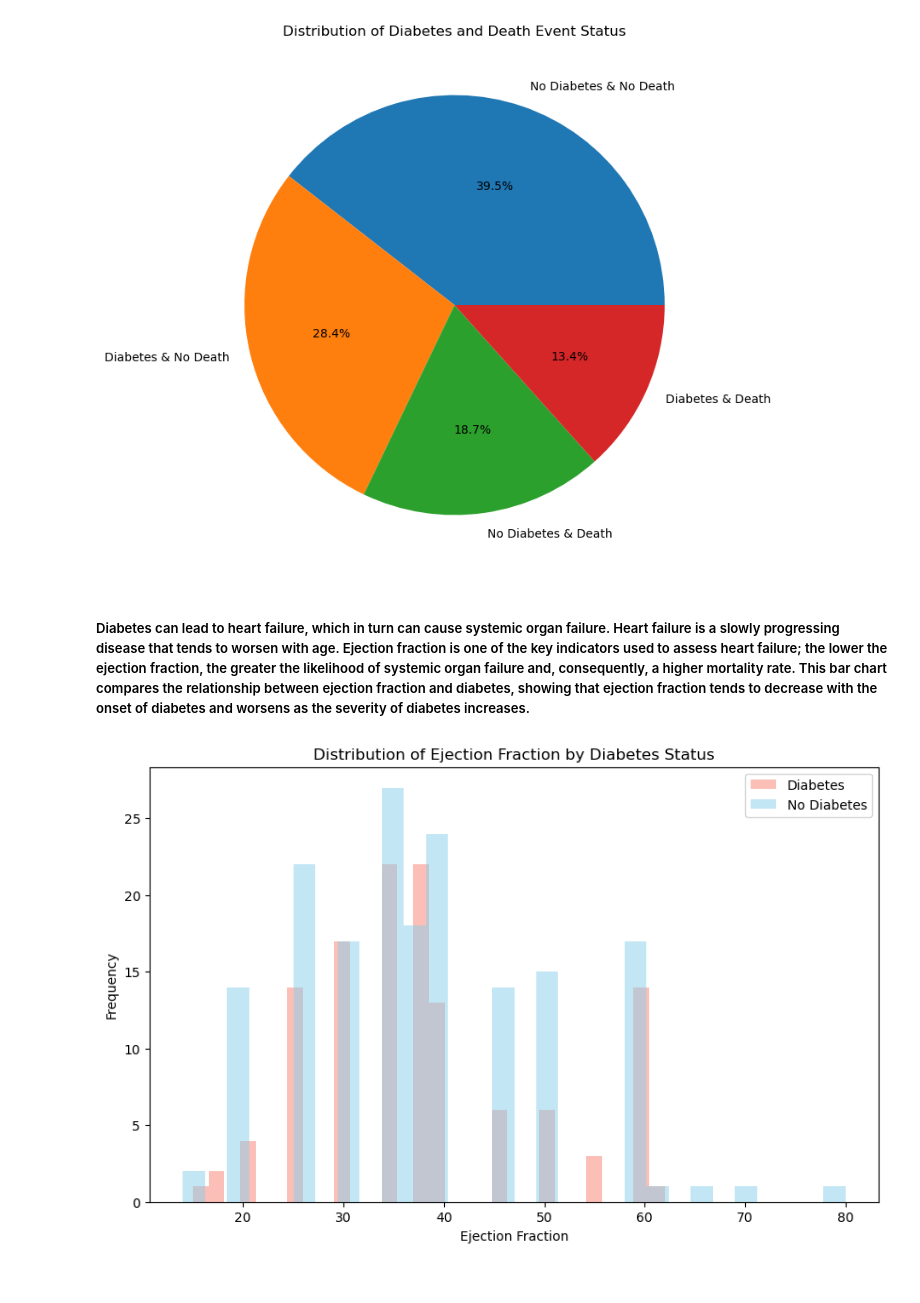
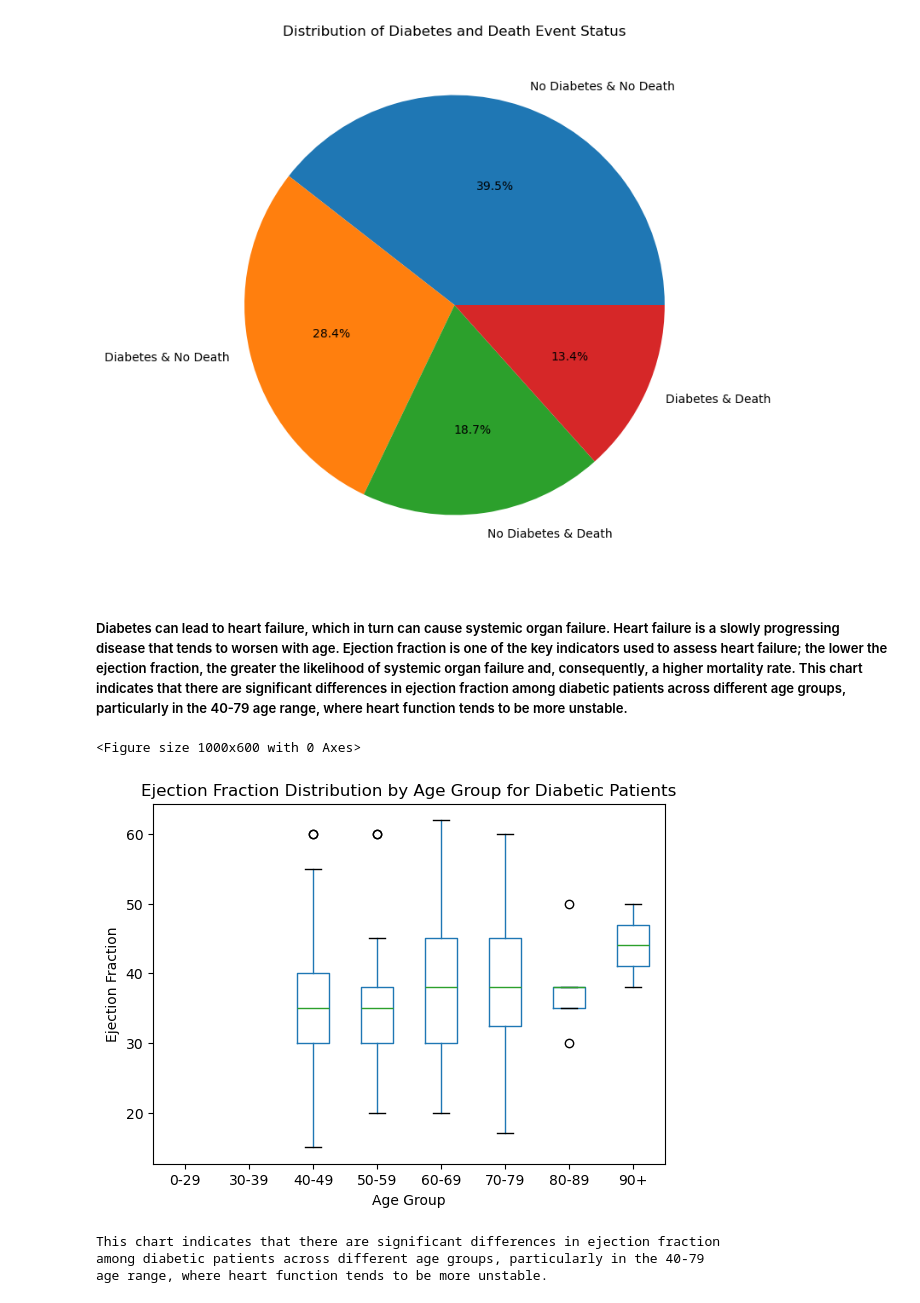
Before and after one commit to faiyted/Project-Cardiac-Disease, a Jupyter notebook: Group-Project.ipynb, the cells around one changed output. Saved outputs shown, nothing was run; the diff lists cells and outputs as text; code cells hidden in the pictures.

```diff
--- a/Group-Project.ipynb
+++ b/Group-Project.ipynb
@@ -778,38 +843,35 @@ plt.show()
 # %% [output]
 [figure]
 # %% [markdown]
-##### Diabetes can lead to heart failure, which in turn can cause systemic organ failure. Heart failure is a slowly progressing disease that tends to worsen with age. Ejection fraction is one of the key indicators used to assess heart failure; the lower the ejection fraction, the greater the likelihood of systemic organ failure and, consequently, a higher mortality rate. This bar chart compares the relationship between ejection fraction and diabetes, showing that ejection fraction tends to decrease with the onset of diabetes and worsens as the severity of diabetes increases.
+##### Diabetes can lead to heart failure, which in turn can cause systemic organ failure. Heart failure is a slowly progressing disease that tends to worsen with age. Ejection fraction is one of the key indicators used to assess heart failure; the lower the ejection fraction, the greater the likelihood of systemic organ failure and, consequently, a higher mortality rate. This chart indicates that there are significant differences in ejection fraction among diabetic patients across different age groups, particularly in the 40-79 age range, where heart function tends to be more unstable.
-# %%
-# A distribution chart of ejection fraction for diabetic and non-diabetic patients.
-# Set the figure size.
-plt.figure(figsize=(10, 6))
-
-# Filter the data for diabetic and non-diabetic patients
-diabetes_data = heart_df[heart_df['diabetes'] == 1]['ejection_fraction']
-non_diabetes_data = heart_df[heart_df['diabetes'] == 0]['ejection_fraction']
-
-# Create a histogram
-plt.hist(diabetes_data, bins=30, alpha=0.5, label='Diabetes', color='salmon')
-plt.hist(non_diabetes_data, bins=30, alpha=0.5, label='No Diabetes', color='skyblue')
-
-# Set the title and labels
-plt.title('Distribution of Ejection Fraction by Diabetes Status')
-plt.xlabel('Ejection Fraction')
-plt.ylabel('Frequency')
-plt.legend(loc='upper right')
-
-plt.show()
-
-# text = (
-#     "Diabetes can lead to heart failure, which in turn can cause systemic organ failure.\n"
-#     "Heart failure is a slowly progressing disease that tends to worsen with age.\n"
-#     "Ejection fraction is one of the key indicators used to assess heart failure;\n"
-#     "the lower the ejection fraction, the greater the likelihood of systemic organ failure\n"
-#     "and, consequently, a higher mortality rate. This bar chart compares the relationship\n"
-#     "between ejection fraction and diabetes, showing that ejection fraction tends to decrease\n"
-#     "with the onset of diabetes and worsens as the severity of diabetes increases."
-# )
-
-# print(text)
-# %% [output]
-[figure, removed]
+# %%
+age_bins = [0, 30, 40, 50, 60, 70, 80, 90, 100]
+age_labels = ['0-29', '30-39', '40-49', '50-59', '60-69', '70-79', '80-89', '90+']
+heart_df['age_group'] = pd.cut(heart_df['age'], bins=age_bins, labels=age_labels, right=False)
+
+diabetes_data = heart_df[heart_df['diabetes'] == 1]
+
+plt.figure(figsize=(10, 6))
+
+diabetes_data.boxplot(column='ejection_fraction', by='age_group', grid=False)
+
+plt.title('Ejection Fraction Distribution by Age Group for Diabetic Patients')
+plt.suptitle('')
+plt.xlabel('Age Group')
+plt.ylabel('Ejection Fraction')
+
+plt.show()
+
+# text = (
+#     "This chart indicates that there are significant differences in ejection fraction \n"
+#     "among diabetic patients across different age groups, particularly in the 40-79 \n"
+#     "age range, where heart function tends to be more unstable.\n"
+# )
+
+# print(text)
+# %% [output]
+<Figure size 1000x600 with 0 Axes>
+[figure, added]
+This chart indicates that there are significant differences in ejection fraction
+among diabetic patients across different age groups, particularly in the 40-79
+age range, where heart function tends to be more unstable.
```
Also changed, not shown: parts of 14 cells of this notebook.
